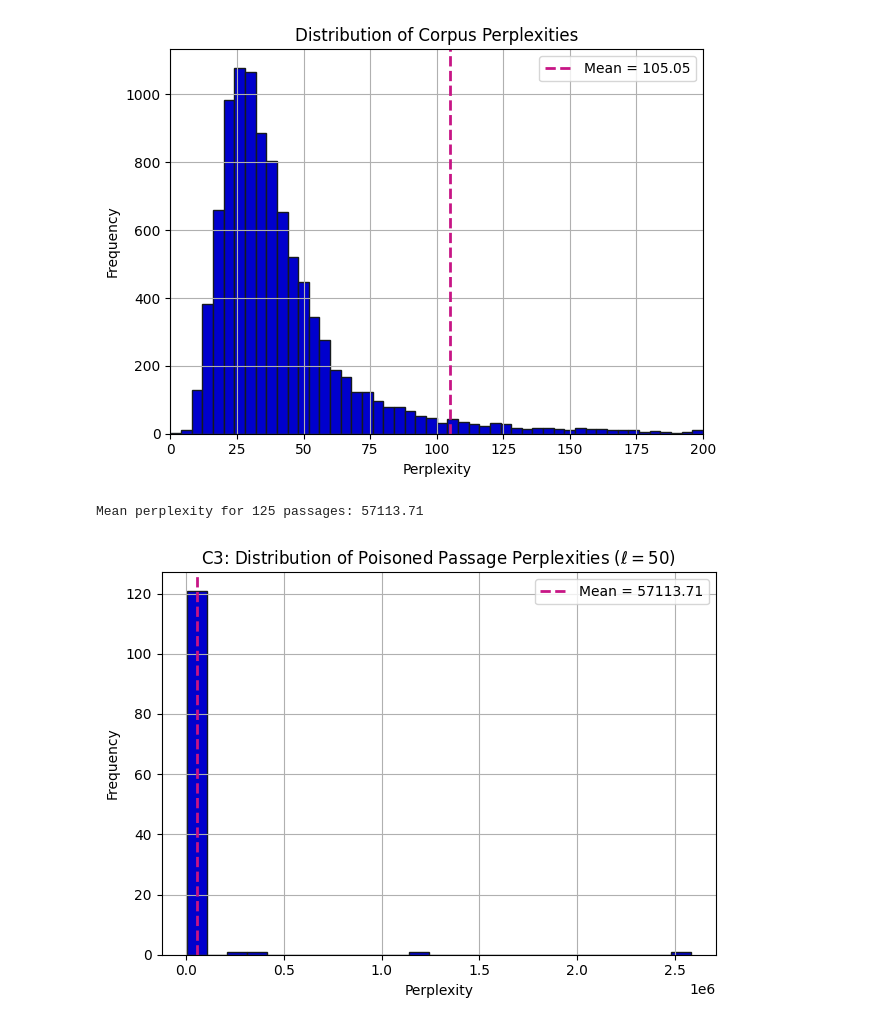
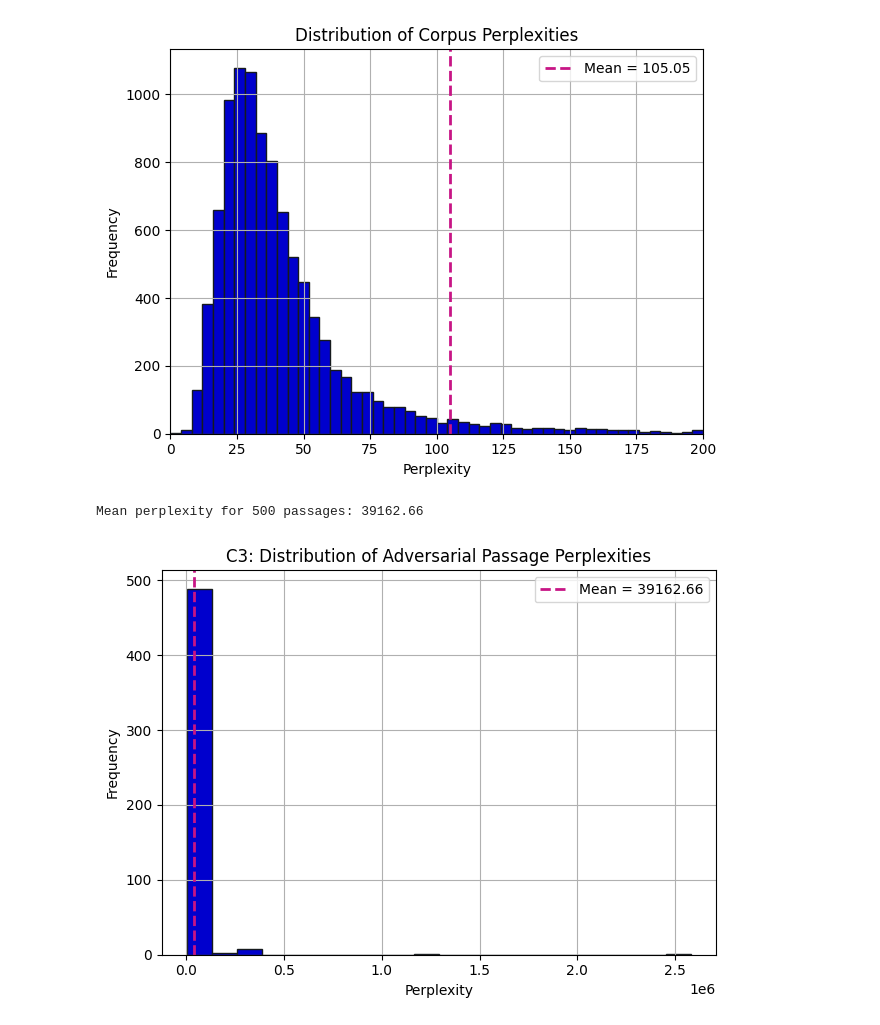
Before and after one commit to loggedin/llm-research, a Jupyter notebook: analysis/c3_analysis.ipynb, the cells around one changed output. Saved outputs shown, nothing was run; the diff lists cells and outputs as text; code cells hidden in the pictures.

```diff
--- a/analysis/c3_analysis.ipynb
+++ b/analysis/c3_analysis.ipynb
@@ -37,10 +37,10 @@ for i, pl in enumerate(sorted(grouped["passage_len"].unique())):
     plt.errorbar(
         sub["trigger_len"], sub["trigger_top10_mean"],
         yerr=sub["trigger_top10_sem"],
-        label=f"Passage Length = {pl}", fmt='-o', capsize=4,
+        label=fr"$\ell$ = {pl}", fmt='-o', capsize=4,
         color=colors[i % len(colors)]
     )
-plt.xlabel("Trigger Length")
+plt.xlabel("m")
 plt.ylabel("Top-10 Retrieval Rate (%)")
 plt.title("C3: Triggered Queries")
 plt.legend()
@@ -57,10 +57,10 @@ for i, pl in enumerate(sorted(grouped["passage_len"].unique())):
     plt.errorbar(
         sub["trigger_len"], sub["clean_top10_mean"],
         yerr=sub["clean_top10_sem"],
-        label=f"Passage Length = {pl}", fmt='-o', capsize=4,
+        label=fr"$\ell$ = {pl}", fmt='-o', capsize=4,
         color=colors[i % len(colors)]
     )
-plt.xlabel("Trigger Length")
+plt.xlabel("m")
 plt.ylabel("Top-10 Retrieval Rate (%)")
 plt.title("C3: Clean Queries")
 plt.legend()
@@ -111,12 +111,12 @@ for i, pl in enumerate(sorted(grouped["passage_len"].unique())):
     plt.errorbar(
         sub["trigger_len"], sub["trigger_top10_mean"],
         yerr=sub["trigger_top10_sem"],
-        label=f"Passage Length = {pl}", fmt='-o', capsize=4,
+        label=fr"$\ell$ = {pl}", fmt='-o', capsize=4,
         color=colors[i % len(colors)]
     )
-plt.xlabel("Trigger Length")
+plt.xlabel("m")
 plt.ylabel("Top-10 Retrieval Rate (%)")
-plt.title(r"C3: Triggered Queries ($k = 10$, $\lambda = 0.9$)")
+plt.title(r"C3: Triggered Queries ($\lambda = 0.9$)")
 plt.legend()
 plt.grid(True)
 plt.xticks([1, 2, 3, 4, 5])
@@ -131,12 +131,12 @@ for i, pl in enumerate(sorted(grouped["passage_len"].unique())):
     plt.errorbar(
         sub["trigger_len"], sub["clean_top10_mean"],
         yerr=sub["clean_top10_sem"],
-        label=f"Passage Length = {pl}", fmt='-o', capsize=4,
+        label=fr"$\ell$ = {pl}", fmt='-o', capsize=4,
         color=colors[i % len(colors)]
     )
-plt.xlabel("Trigger Length")
+plt.xlabel("m")
 plt.ylabel("Top-10 Retrieval Rate (%)")
-plt.title(r"C3: Clean Queries ($k = 10$, $\lambda = 0.9$)")
+plt.title(r"C3: Clean Queries ($\lambda = 0.9$)")
 plt.legend()
 plt.grid(True)
 plt.xticks([1, 2, 3, 4, 5])
@@ -804,37 +814,36 @@ def compute_perplexity(text: str):
         loss = outputs.loss
     ppl = torch.exp(loss).item()
     if not np.isfinite(ppl):
         return None
     return ppl
 
-# Load TSV and filter to passages of length 50
+# Load TSV
 df = pd.read_csv("../results/c3_14_8_random_k10_lam05.tsv", sep="\t")
-df_30 = df[df["passage_len"] == 50]
 
 # Compute perplexities
 perplexities = []
-for passage in tqdm(df_30["passage"], desc="Computing Perplexities"):
+for passage in tqdm(df["passage"], desc="Computing Perplexities"):
     ppl = compute_perplexity(passage)
     if ppl is not None:
         perplexities.append(ppl)
 
 # Compute mean perplexity
 mean_ppl = float(np.mean(perplexities)) if len(perplexities) else None
 print(f"Mean perplexity for {len(perplexities)} passages: {mean_ppl:.2f}" if mean_ppl is not None else "No valid perplexities computed.")
 
 # Plot histogram
 plt.figure()
-plt.hist(perplexities, bins=25, edgecolor=colors[3], color=colors[0])
+plt.hist(perplexities, bins=20, edgecolor=colors[3], color=colors[0])
 if mean_ppl is not None:
     plt.axvline(mean_ppl, linestyle="--", linewidth=2, label=f"Mean = {mean_ppl:.2f}", color=colors[2])
-plt.title(r"C3: Distribution of Poisoned Passage Perplexities ($\ell = 50$)")
+plt.title(r"C3: Distribution of Adversarial Passage Perplexities")
 plt.xlabel("Perplexity")
 plt.ylabel("Frequency")
 plt.grid(True)
 plt.legend()
 plt.tight_layout()
 plt.savefig("c3_k10_lam05_passage50_perplexities.png", dpi=300)
 plt.show()
 # %% [output]
-Mean perplexity for 125 passages: 57113.71
+Mean perplexity for 500 passages: 39162.66
-[figure, old version]
+[figure, new version]
```
Also changed, not shown: parts of 5 cells of this notebook.
